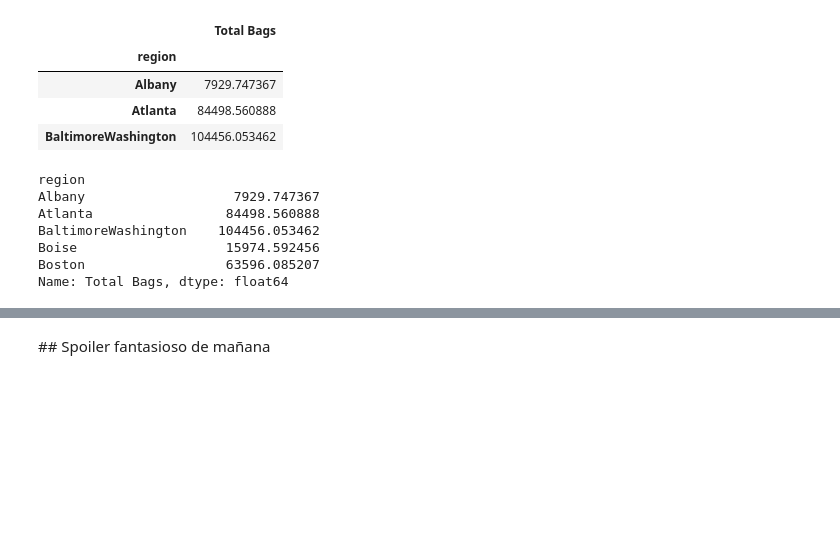
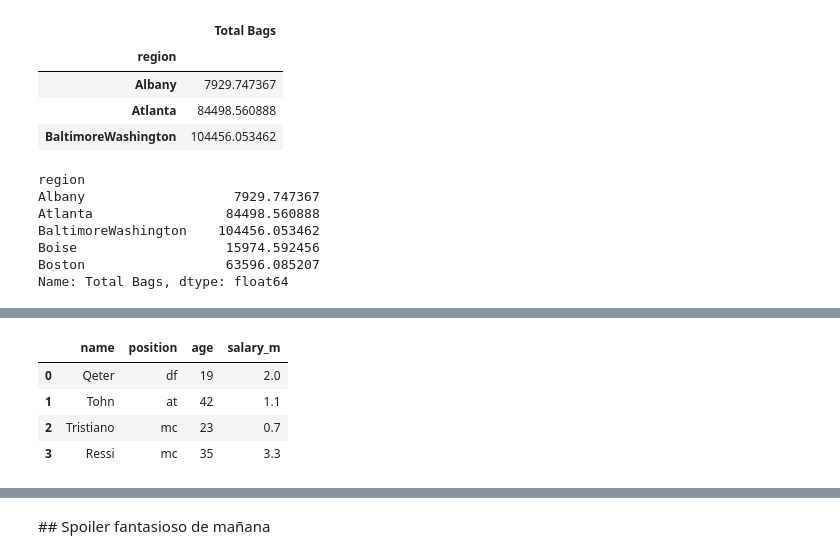
Before and after one commit to Ironhack-Data-Madrid-Mayo-2021/Classroom-Materials, a Jupyter notebook: week_02/03-pandas.ipynb, the cells around one changed output, grey strips where cells are left out. Saved outputs shown, nothing was run; the diff lists cells and outputs as text; code cells hidden in the pictures; blank space fills up the shorter version.

```diff
--- a/week_02/03-pandas.ipynb
+++ b/week_02/03-pandas.ipynb
@@ -1145,0 +1156,8 @@ df_occupations = pd.read_csv('https://raw.githubusercontent.com/justmarkham/DAT8
+# %%
+players_bcn
+# %% [output]
+|  | name | position | age | salary_m |
+| 0 | Qeter | df | 19 | 2.0 |
+| 1 | Tohn | at | 42 | 1.1 |
+| 2 | Tristiano | mc | 23 | 0.7 |
+| 3 | Ressi | mc | 35 | 3.3 |
```
Also changed, not shown: parts of 24 cells of this notebook.
